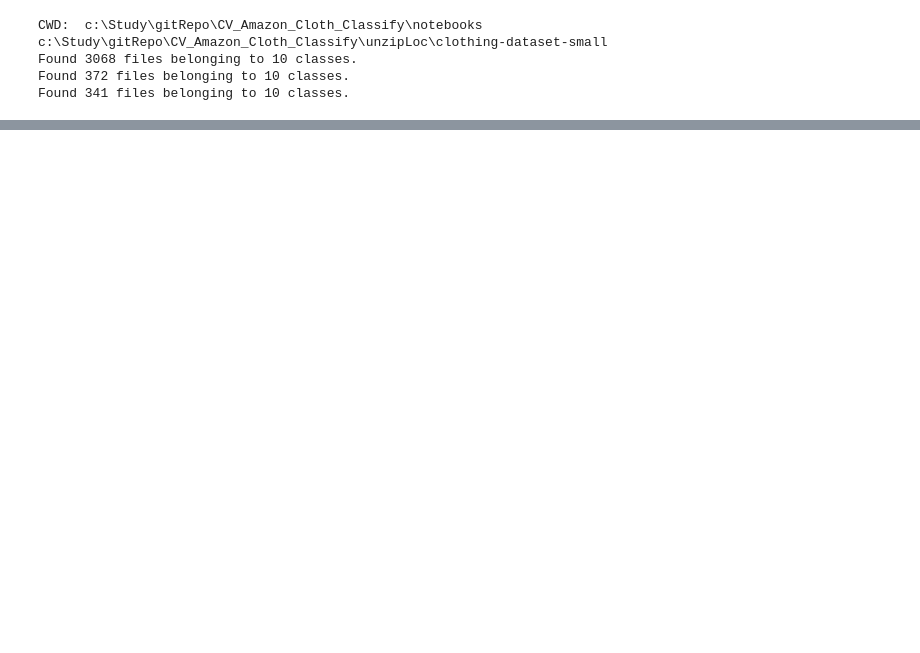
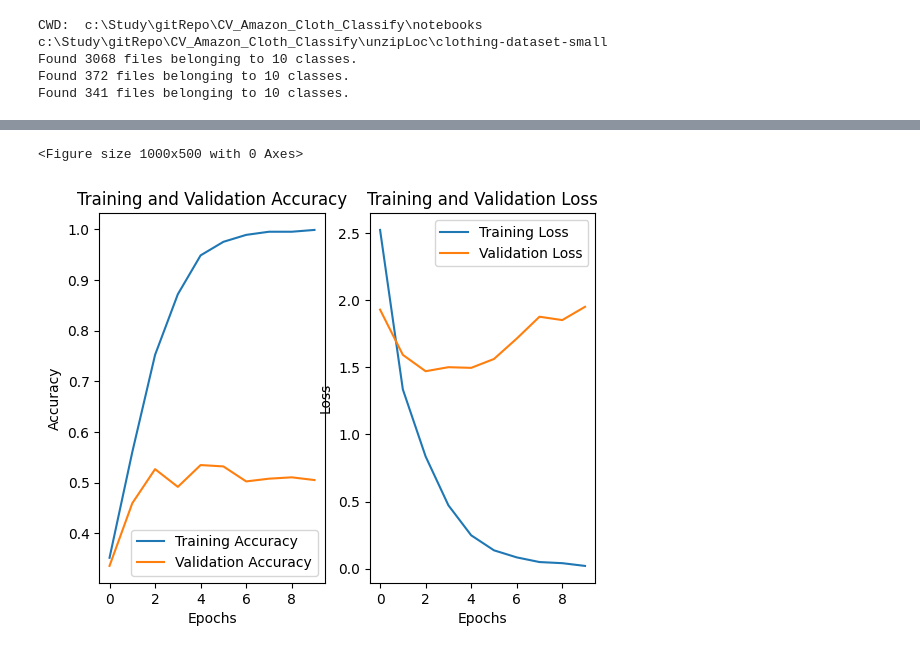
Before and after one commit to im-miracle/CV_Amazon_Cloth_Classify, a Jupyter notebook: notebooks/AmazonClothClassification_CNN_1.ipynb, the cells around one changed output, grey strips where cells are left out. Drawn from its saved outputs; the diff is of its cells as text; code cells hidden in the pictures; blank space fills up the shorter version.

Commit message:
optimizing Model

```diff
--- a/notebooks/AmazonClothClassification_CNN_1.ipynb
+++ b/notebooks/AmazonClothClassification_CNN_1.ipynb
@@ -144,19 +163,24 @@ def create_base_model(model_name="cnn_Model"):
     model = keras.Model(inputs=inpLayer, outputs=output, name=model_name)
     return model
 
-def start_model_training(model, train_data, val_data, epochs=10):
+def start_model_training(model, train_data, val_data, epochs=10, model_name="base_model"):
     model.compile(optimizer=optimizers.Adam(),
                   loss=losses.SparseCategoricalCrossentropy(),
-                  metrics=[keras.metrics.Precision(), tf.keras.metrics.Recall()])
+                  metrics=["accuracy"])
 
-    # logName = generate_logs_Name("base_model", logFormat=".log", clear_folder=True)
-    # csvLogger = callbacks.CSVLogger(filename=logName)
-    tensorBoard = callbacks.TensorBoard(log_dir="logs", histogram_freq=1)
+    logName = generate_logs_Name(fileName=model_name, logFormat=".log", clear_folder=False)
+    csvLogger = callbacks.CSVLogger(filename=logName)
+    tensorBoardLogs = generate_logs_Folder(logfolderName=model_name+"_tb_logs", clear_folder=False)
+    tensorBoard = callbacks.TensorBoard(log_dir=tensorBoardLogs, histogram_freq=1)
+    modelCheckpoint = callbacks.ModelCheckpoint(filepath=model_name+"_best_model.keras",
+                                                save_best_only=True,
+                                                monitor="val_accuracy",
+                                                mode="max")
 
     history = model.fit(train_data,
                         validation_data=val_data,
                         epochs=epochs,
-                        callbacks=[tensorBoard],
+                        callbacks=[tensorBoard, csvLogger, modelCheckpoint],
                         verbose=1)
     return history
 # %%
@@ -184,7 +208,8 @@ Model: "cnn_Model"
  Non-trainable params: 0 (0.00 B)
 # %%
 history = start_model_training(model=baseModel,
+                               model_name="base_model",
                                train_data=Train_scaled,
                                val_data=Val_scaled,
-                               epochs=15)
+                               epochs=10)
 # %% [output]
@@ -195,0 +236,29 @@ Detected at node LogicalAnd defined at (most recent call last):
+# %%
+trainAcc = history.history["accuracy"]
+valAcc = history.history["val_accuracy"]
+
+trainLoss = history.history["loss"]
+valLoss = history.history["val_loss"]
+
+# Plot the Training and Validation Accuracy
+plt.figure(figsize=(10, 5))
+fig, ax = plt.subplots(ncols=2, nrows=1)
+ax[0].plot(trainAcc, label="Training Accuracy")
+ax[0].plot(valAcc, label="Validation Accuracy")
+ax[0].set_title("Training and Validation Accuracy")
+ax[0].set_xlabel("Epochs")
+ax[0].set_ylabel("Accuracy")
+ax[0].legend()
+
+# Plot the Training and Validation Loss
+ax[1].plot(trainLoss, label="Training Loss")
+ax[1].plot(valLoss, label="Validation Loss")
+ax[1].set_title("Training and Validation Loss")
+ax[1].set_xlabel("Epochs")
+ax[1].set_ylabel("Loss")
+ax[1].legend()
+
+plt.show()
+# %% [output]
+<Figure size 1000x500 with 0 Axes>
+[figure, added]
```
Also changed, not shown: parts of 10 cells of this notebook, 2 other files.
